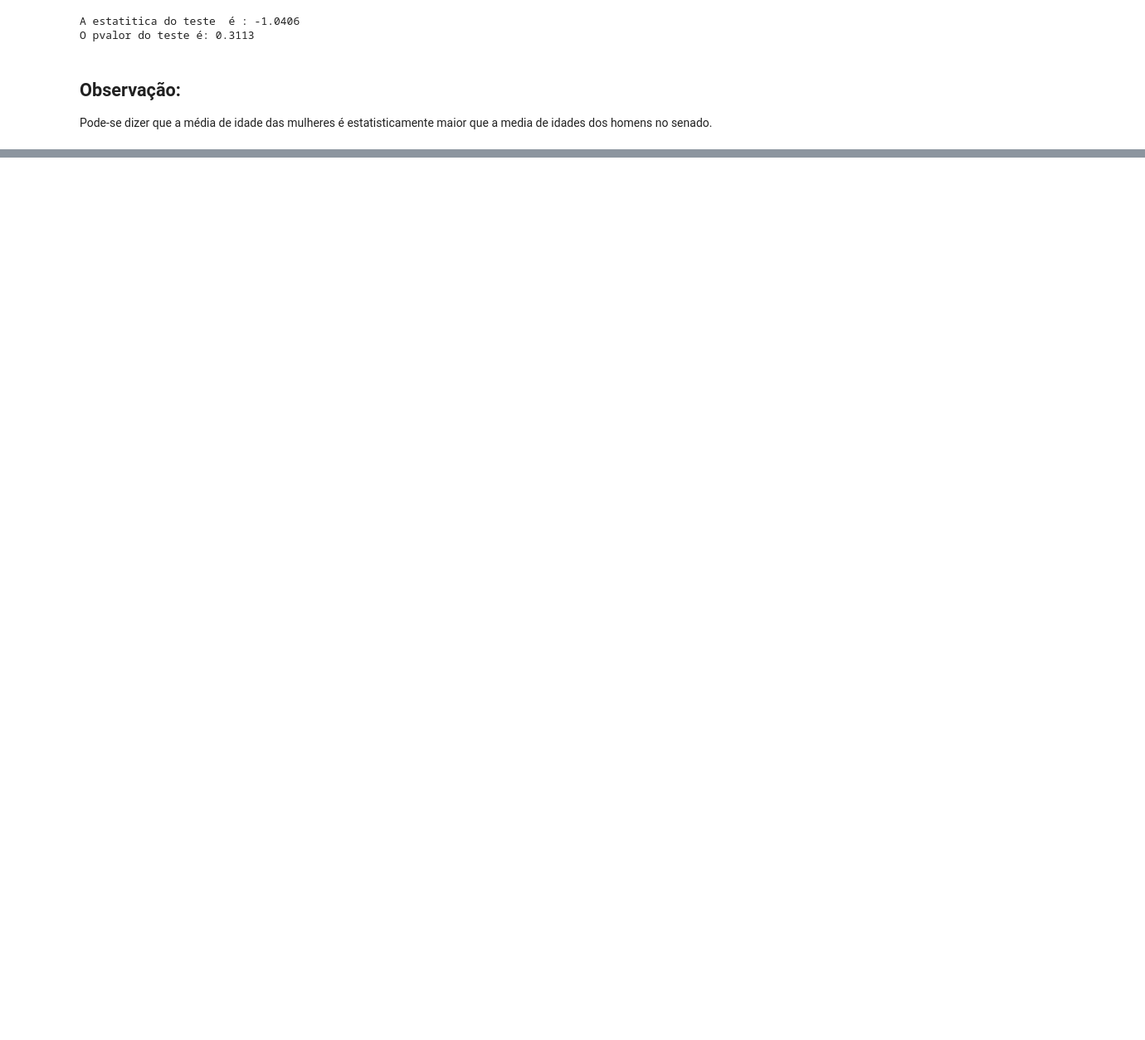
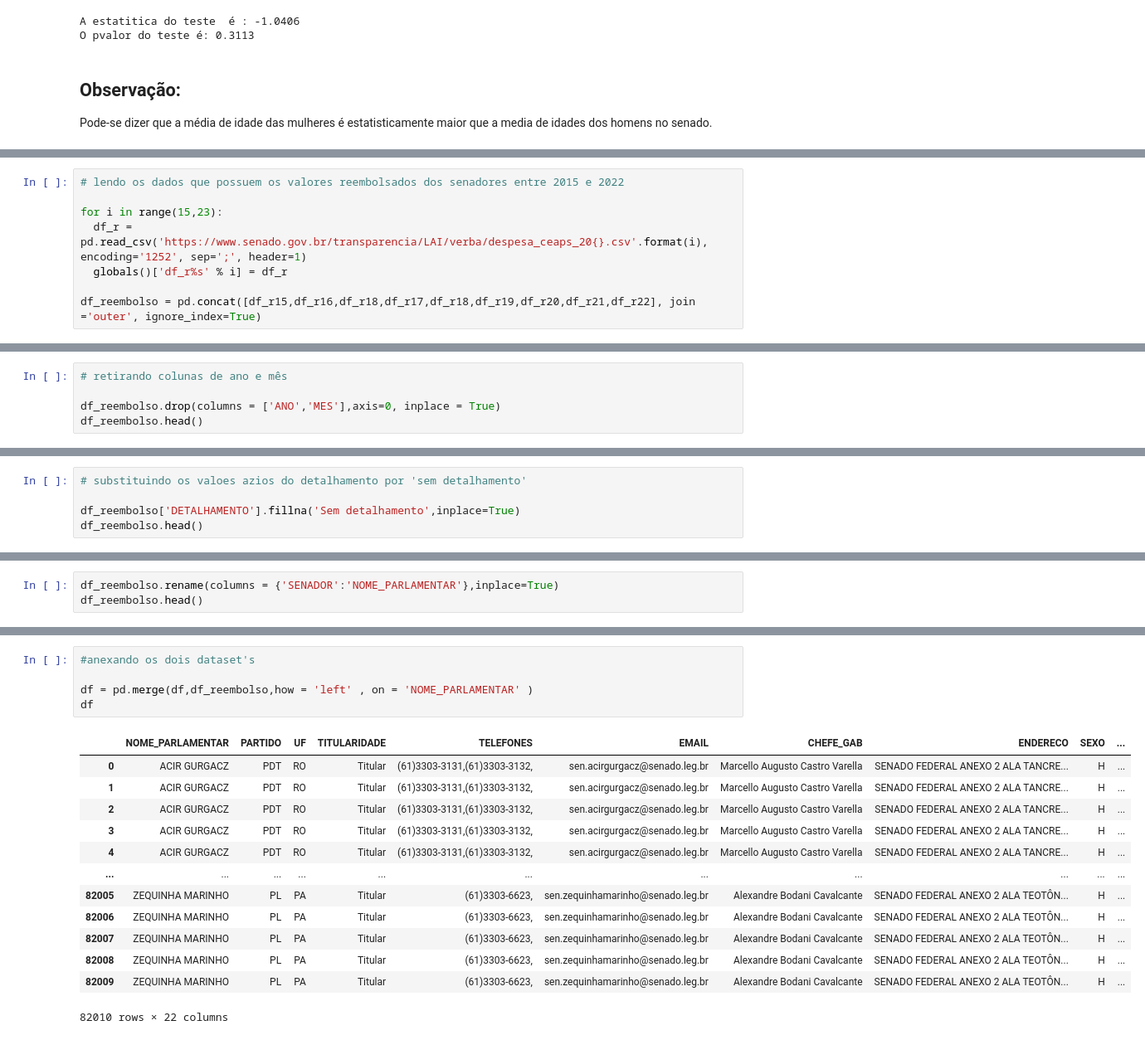
Before and after one commit to Siri2191/Projeto-Senadores, a Jupyter notebook: Sobre_os_Senadores_em_mandato.ipynb, the cells around one changed output, grey strips where cells are left out. Shown at 83% size. Drawn from its saved outputs; the diff is of its cells as text; blank space fills up the shorter version.

```diff
--- a/Sobre_os_Senadores_em_mandato.ipynb
+++ b/Sobre_os_Senadores_em_mandato.ipynb
@@ -232,0 +292,8 @@ Pode-se dizer que a média de idade das mulheres é estatisticamente maior que a
+# %%
+# lendo os dados que possuem os valores reembolsados dos senadores entre 2015 e 2022
+
+for i in range(15,23):
+  df_r = pd.read_csv('https://www.senado.gov.br/transparencia/LAI/verba/despesa_ceaps_20{}.csv'.format(i), encoding='1252', sep=';', header=1)
+  globals()['df_r%s' % i] = df_r
+
+df_reembolso = pd.concat([df_r15,df_r16,df_r18,df_r17,df_r18,df_r19,df_r20,df_r21,df_r22], join ='outer', ignore_index=True)
@@ -232,0 +309,5 @@ Pode-se dizer que a média de idade das mulheres é estatisticamente maior que a
+# %%
+# retirando colunas de ano e mês
+
+df_reembolso.drop(columns = ['ANO','MES'],axis=0, inplace = True)
+df_reembolso.head()
@@ -232,0 +321,5 @@ Pode-se dizer que a média de idade das mulheres é estatisticamente maior que a
+# %%
+# substituindo os valoes azios do detalhamento por 'sem detalhamento'
+
+df_reembolso['DETALHAMENTO'].fillna('Sem detalhamento',inplace=True)
+df_reembolso.head()
@@ -232,0 +333,3 @@ Pode-se dizer que a média de idade das mulheres é estatisticamente maior que a
+# %%
+df_reembolso.rename(columns = {'SENADOR':'NOME_PARLAMENTAR'},inplace=True)
+df_reembolso.head()
@@ -232,0 +343,19 @@ Pode-se dizer que a média de idade das mulheres é estatisticamente maior que a
+# %%
+#anexando os dois dataset's
+
+df = pd.merge(df,df_reembolso,how = 'left' , on = 'NOME_PARLAMENTAR' )
+df
+# %% [output]
+|  | NOME_PARLAMENTAR | PARTIDO | UF | TITULARIDADE | TELEFONES | EMAIL | CHEFE_GAB | ENDERECO | SEXO | ... |
+| 0 | ACIR GURGACZ | PDT | RO | Titular | (61)3303-3131,(61)3303-3132, | sen.acirgurgacz@senado.leg.br | Marcello Augusto Castro Varella | SENADO FEDERAL ANEXO 2 ALA TANCRE... | H | ... |
+| 1 | ACIR GURGACZ | PDT | RO | Titular | (61)3303-3131,(61)3303-3132, | sen.acirgurgacz@senado.leg.br | Marcello Augusto Castro Varella | SENADO FEDERAL ANEXO 2 ALA TANCRE... | H | ... |
+| 2 | ACIR GURGACZ | PDT | RO | Titular | (61)3303-3131,(61)3303-3132, | sen.acirgurgacz@senado.leg.br | Marcello Augusto Castro Varella | SENADO FEDERAL ANEXO 2 ALA TANCRE... | H | ... |
+| 3 | ACIR GURGACZ | PDT | RO | Titular | (61)3303-3131,(61)3303-3132, | sen.acirgurgacz@senado.leg.br | Marcello Augusto Castro Varella | SENADO FEDERAL ANEXO 2 ALA TANCRE... | H | ... |
+| 4 | ACIR GURGACZ | PDT | RO | Titular | (61)3303-3131,(61)3303-3132, | sen.acirgurgacz@senado.leg.br | Marcello Augusto Castro Varella | SENADO FEDERAL ANEXO 2 ALA TANCRE... | H | ... |
+| ... | ... | ... | ... | ... | ... | ... | ... | ... | ... | ... |
+| 82005 | ZEQUINHA MARINHO | PL | PA | Titular | (61)3303-6623, | sen.zequinhamarinho@senado.leg.br | Alexandre Bodani Cavalcante | SENADO FEDERAL ANEXO 2 ALA TEOTÔN... | H | ... |
+| 82006 | ZEQUINHA MARINHO | PL | PA | Titular | (61)3303-6623, | sen.zequinhamarinho@senado.leg.br | Alexandre Bodani Cavalcante | SENADO FEDERAL ANEXO 2 ALA TEOTÔN... | H | ... |
+| 82007 | ZEQUINHA MARINHO | PL | PA | Titular | (61)3303-6623, | sen.zequinhamarinho@senado.leg.br | Alexandre Bodani Cavalcante | SENADO FEDERAL ANEXO 2 ALA TEOTÔN... | H | ... |
+| 82008 | ZEQUINHA MARINHO | PL | PA | Titular | (61)3303-6623, | sen.zequinhamarinho@senado.leg.br | Alexandre Bodani Cavalcante | SENADO FEDERAL ANEXO 2 ALA TEOTÔN... | H | ... |
+| 82009 | ZEQUINHA MARINHO | PL | PA | Titular | (61)3303-6623, | sen.zequinhamarinho@senado.leg.br | Alexandre Bodani Cavalcante | SENADO FEDERAL ANEXO 2 ALA TEOTÔN... | H | ... |
+82010 rows × 22 columns
```
Also changed, not shown: parts of 25 cells of this notebook.
